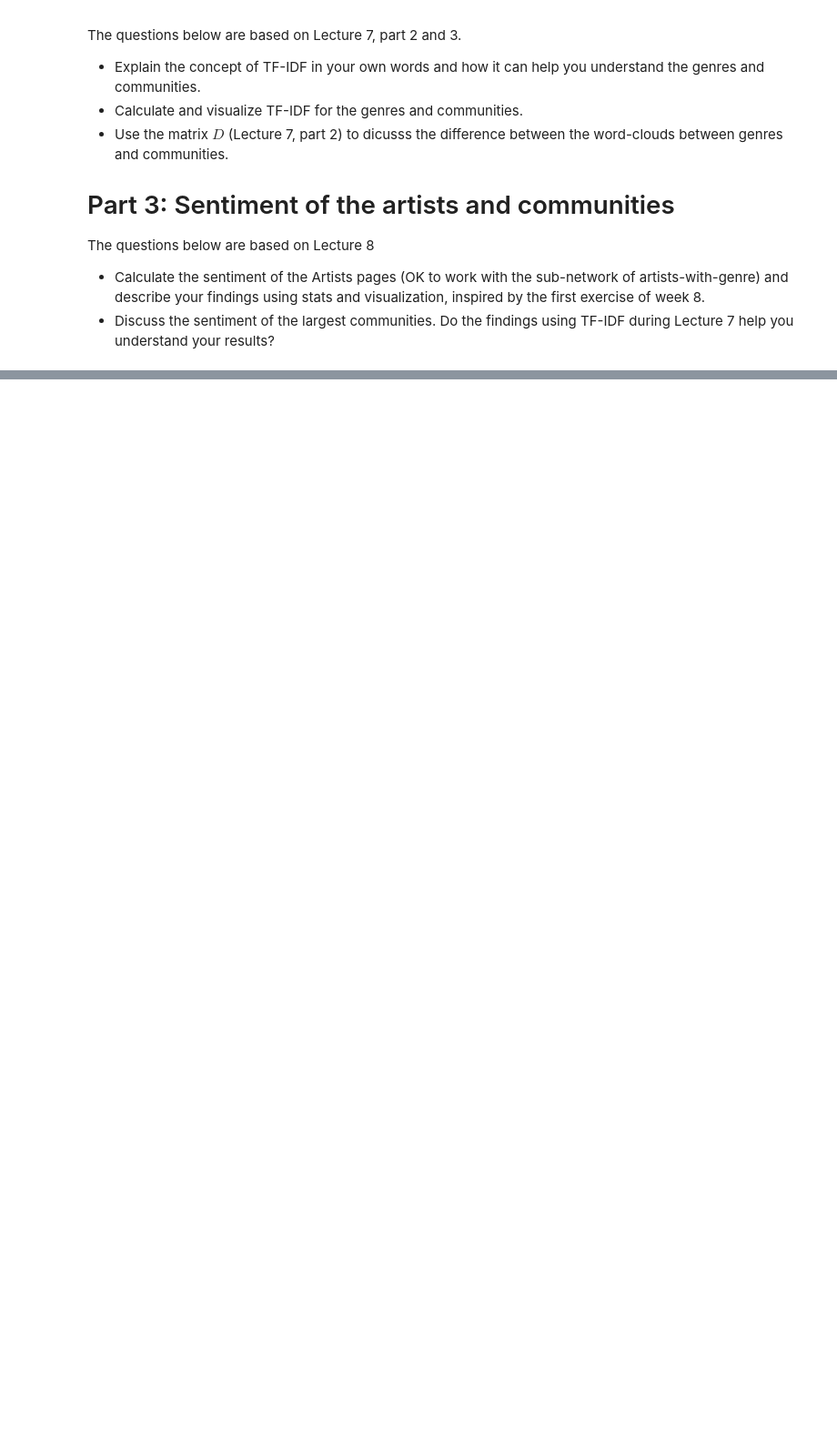
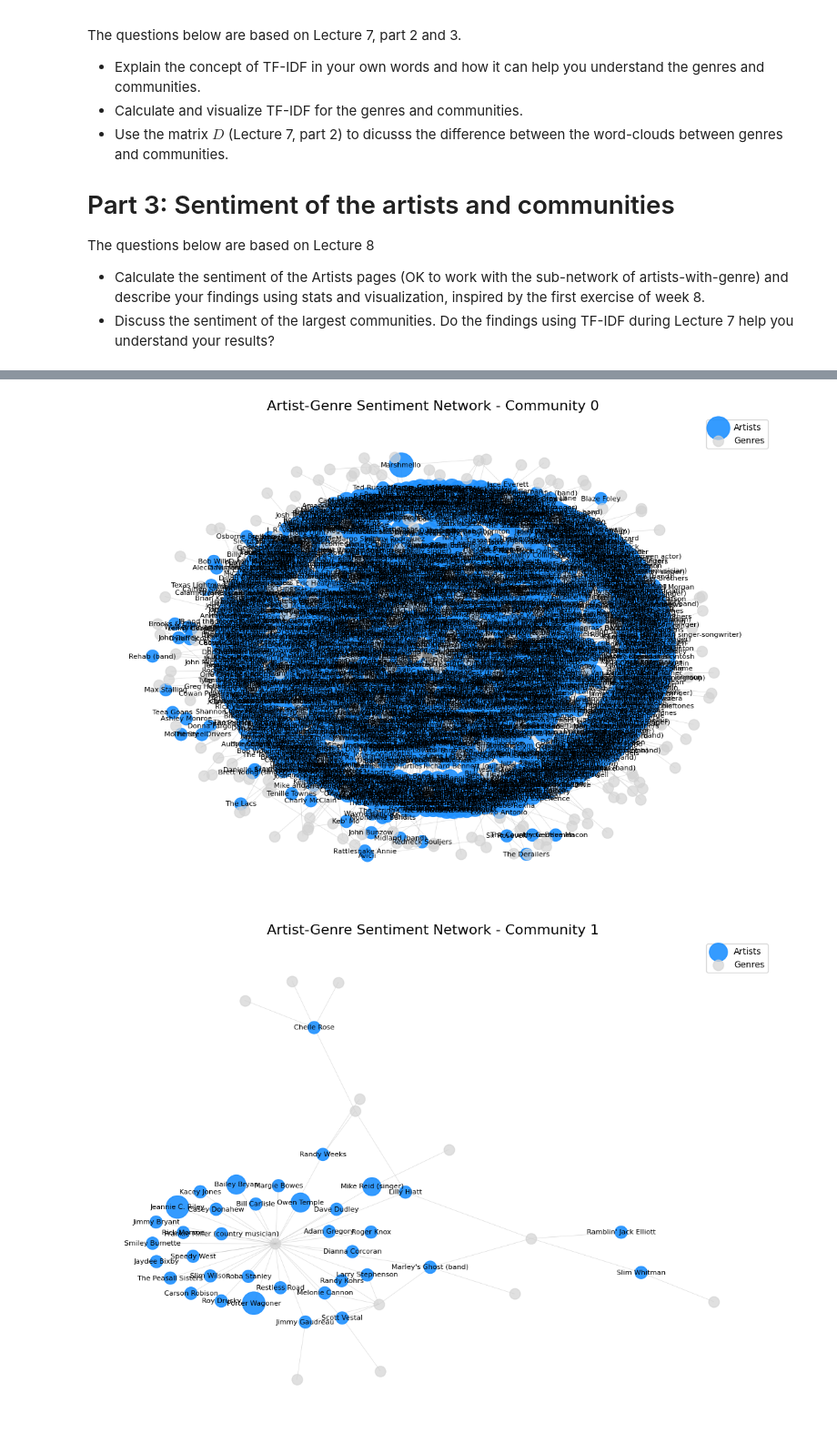
Before and after one commit to r0vina/SocialGraphs, a Jupyter notebook: Assignment2.ipynb, the cells around one changed output, grey strips where cells are left out. Shown at 91% size. Cells and saved outputs as stored; diff of their text form; code cells hidden in the pictures; blank space fills up the shorter version.

```diff
--- a/Assignment2.ipynb
+++ b/Assignment2.ipynb
@@ -100,4 +87,5 @@ Now, we will create a network graph using NetworkX.
 # %%
+
 # Create a network graph
 G = nx.Graph()
 
@@ -110,3 +98,13 @@ for artist, genres in artist_data.items():
     for genre in genres:
         G.add_node(genre)
         G.add_edge(artist, genre)
+
+# Use Girvan-Newman algorithm for community detection
+girvan_newman_communities = girvan_newman(G)
+top_level_communities = next(girvan_newman_communities)
+communities = [list(community) for community in top_level_communities]
+
+# Count and identify the largest communities
+community_counter = Counter({i: len(community) for i, community in enumerate(communities)})
+largest_communities = community_counter.most_common(5)
+print("Largest communities:", largest_communities)
@@ -161,5 +112,0 @@ Here, we calculate average sentiment scores for each artist based on their assoc
-# %%
-artist_sentiment_scores = {}
-for artist, genres in artist_data.items():
-    scores = [sentiment_dict[genre] for genre in genres if genre in sentiment_dict]
-    artist_sentiment_scores[artist] = np.mean(scores) if scores else 0
@@ -192,0 +120,56 @@ ModuleNotFoundError: No module named 'community_louvain'
+# %%
+
+
+# Re-assign community ID to each node based on community detection
+node_to_community = {}
+for i, community in enumerate(communities):
+    for node in community:
+        node_to_community[node] = i
+
+# List of the largest communities by community ID and size
+largest_communities = [(0, 2038), (1, 49), (3, 18), (6, 3), (2, 2)]
+
+# Loop through each of the largest communities to create a separate graph for each
+for community_id, size in largest_communities:
+    # Get nodes belonging to the current community
+    community_nodes = [node for node in G.nodes if node_to_community.get(node) == community_id]
+
+    # Create a subgraph for the current community
+    community_subgraph = G.subgraph(community_nodes)
+
+    # Draw the network for the current community
+    plt.figure(figsize=(14, 10))
+    pos = nx.spring_layout(community_subgraph, seed=42, k=0.2)  # Adjust k for spacing
+
+    # Separate artist and genre nodes in the current community
+    artist_nodes = [node for node in community_nodes if node in artist_sentiment_scores]
+    genre_nodes = [node for node in community_nodes if node not in artist_sentiment_scores]
+
+    # Determine node sizes for artists based on sentiment scores
+    max_score = max(artist_sentiment_scores.values(), default=1)
+    artist_node_sizes = [artist_sentiment_scores.get(node, 0) / max_score * 1000 + 200 for node in artist_nodes]
+
+    # Draw artist nodes with a consistent blue color and size
+    sc = nx.draw_networkx_nodes(community_subgraph, pos, nodelist=artist_nodes,
+                                node_color='dodgerblue', node_size=artist_node_sizes,
+                                alpha=0.9, label="Artists")
+
+    # Draw genre nodes separately with a smaller size and gray color
+    nx.draw_networkx_nodes(community_subgraph, pos, nodelist=genre_nodes,
+                           node_color='lightgray', node_size=150, alpha=0.7, label="Genres")
+
+    # Draw edges with reduced opacity for clarity
+    nx.draw_networkx_edges(community_subgraph, pos, alpha=0.3, width=0.5, edge_color='gray')
+
+    # Draw labels for artist nodes only, reduce label size for clarity
+    nx.draw_networkx_labels(community_subgraph, pos, labels={node: node for node in artist_nodes},
+                            font_size=8, font_family="sans-serif", font_color='black')
+
+    # Additional plot settings
+    plt.axis('off')  # Hide the axis for better visual clarity
+    plt.title(f"Artist-Genre Sentiment Network - Community {community_id}", fontsize=16)
+    plt.legend()
+    plt.show()
+# %% [output]
+[figure, added]
+[figure, added]
```
Also changed, not shown: parts of 29 cells of this notebook.
